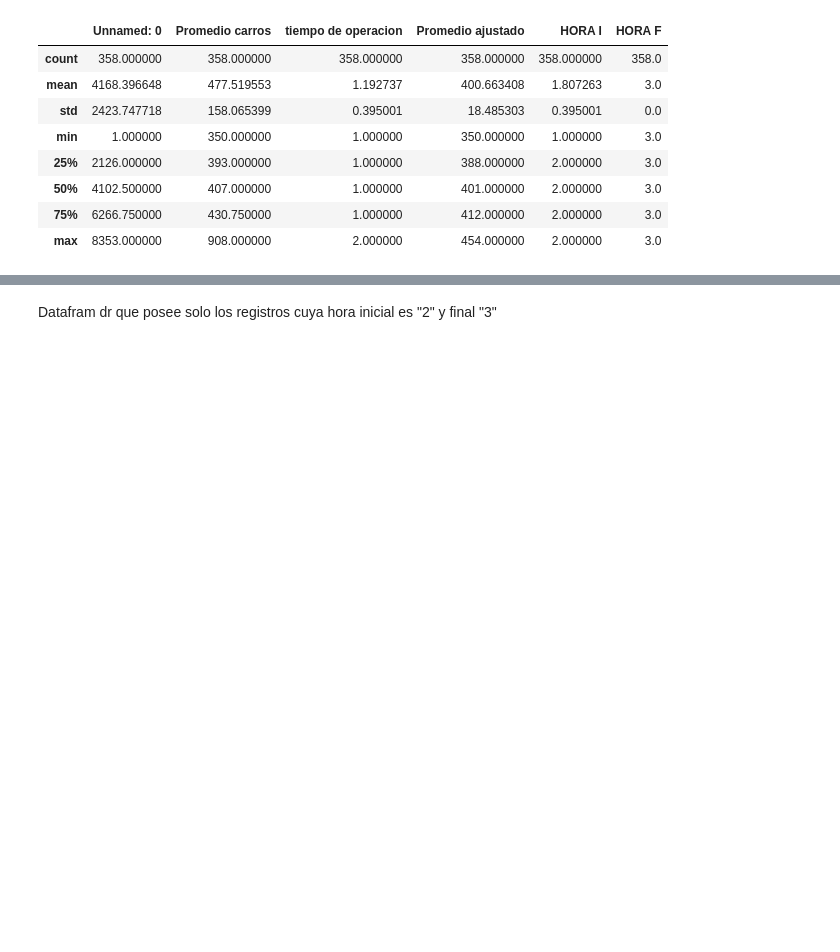
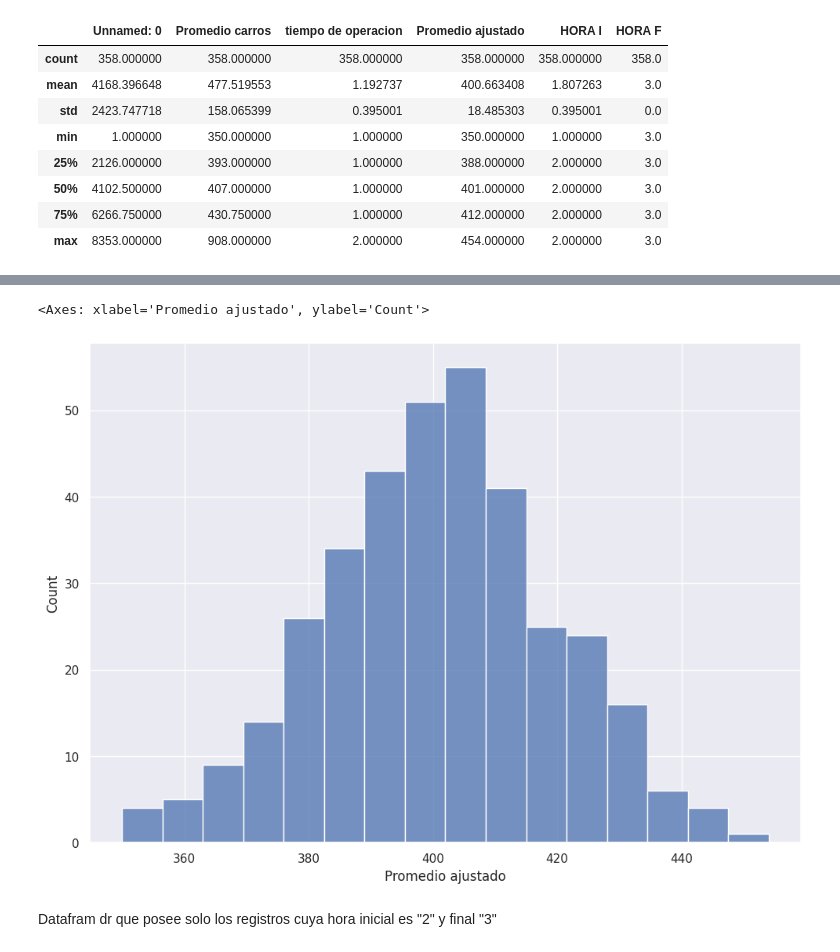
Before and after one commit to Vagarh/University-specialization-in-analytics-and-big-data-IU-DIGITAL, a Jupyter notebook: CED_EA2.ipynb, the cells around one changed output, grey strips where cells are left out. Drawn from its saved outputs; the diff is of its cells as text; code cells hidden in the pictures; blank space fills up the shorter version.

```diff
--- a/CED_EA2.ipynb
+++ b/CED_EA2.ipynb
@@ -280,3 +286,9 @@ dr.describe()
+# %%
+sns.set(rc={'figure.figsize':(11.7,8.27)})
+sns.histplot(data=dr, x="Promedio ajustado") ### el dataframe ya tratado con solo el promedio de auto entre las 2 y 3
+# %% [output]
+<Axes: xlabel='Promedio ajustado', ylabel='Count'>
+[figure, added]
 # %% [markdown]
 Datafram dr que posee solo los registros cuya hora inicial es "2" y final "3"
 # %%
```
Also changed, not shown: parts of 3 cells of this notebook.
